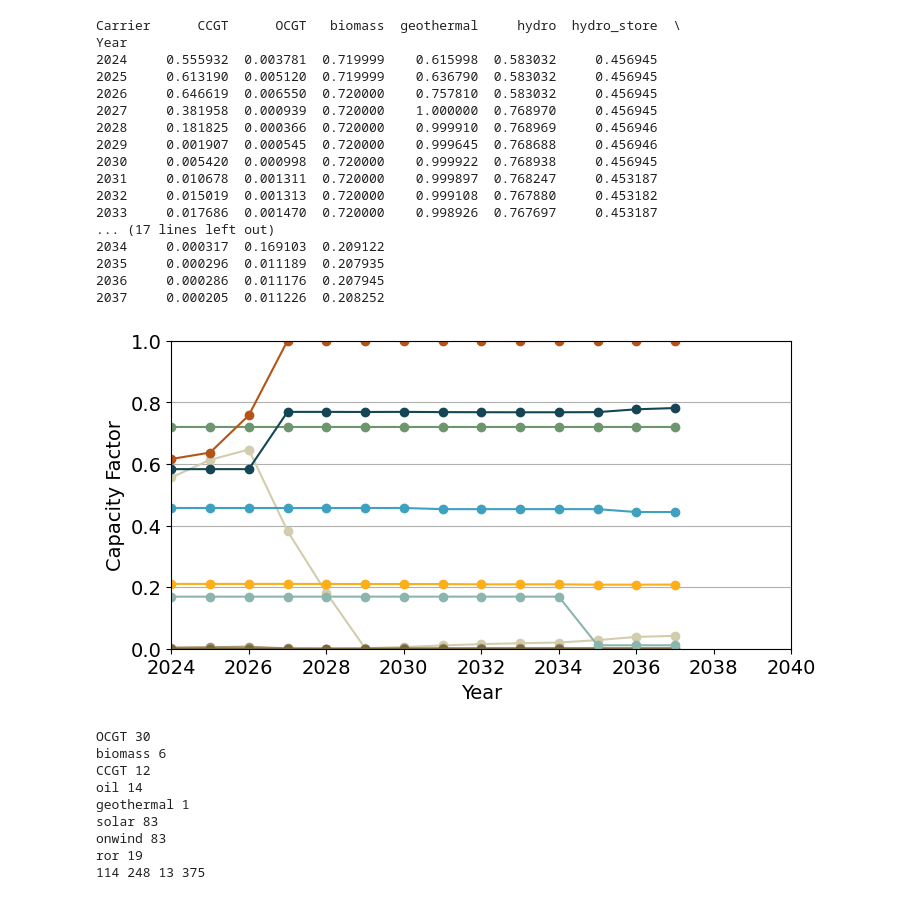
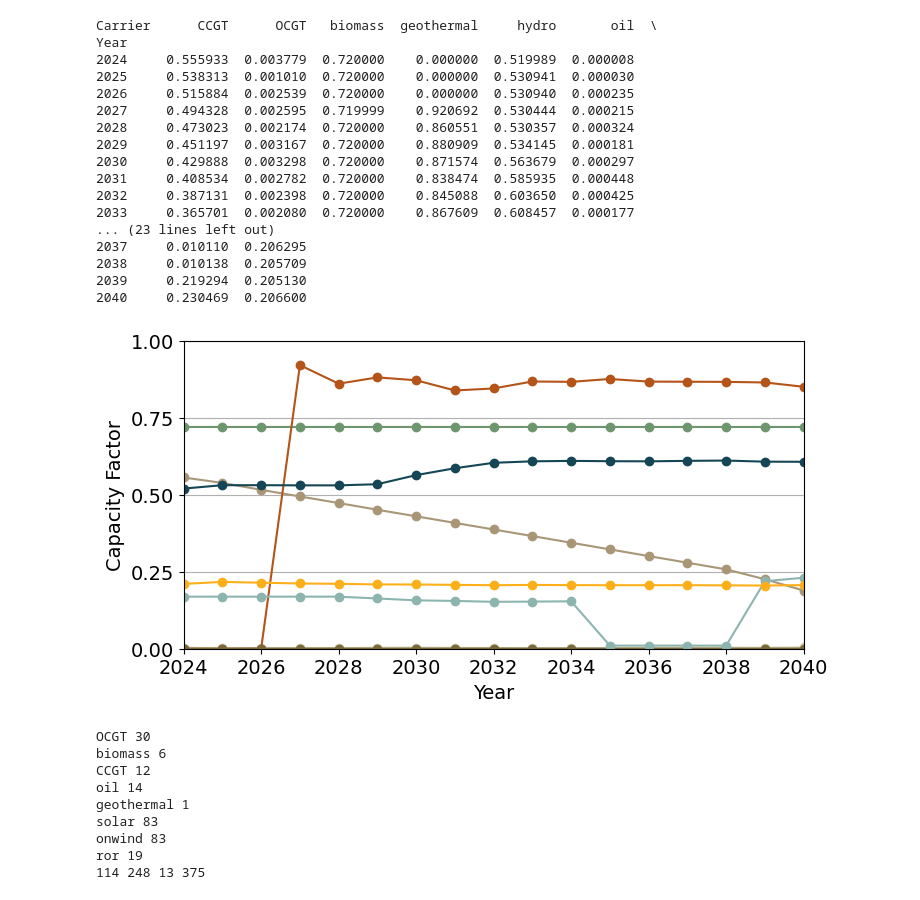
Before and after one commit to norakytt/pypsa-earth-bo, a Jupyter notebook: analysis_scripts/analysis.ipynb, the cells around one changed output. Drawn from its saved outputs; the diff is of its cells as text; code cells hidden in the pictures.

```diff
--- a/analysis_scripts/analysis.ipynb
+++ b/analysis_scripts/analysis.ipynb
@@ -40,9 +40,9 @@ grey3 = '#C6C6C6'
 grey4 = '#939393'
 blue1 = '#3EA1C0'
 # %%
-case = 'Sudden'
-case_path = 'sudden'
-code = 'S_'
+case = 'Base NZE'
+case_path = 'base_nze'
+code = 'BNZE_'
 
 PyPSA_OG = True
 PyPSA_compare = False
@@ -591,63 +591,54 @@ for tech in old_techs:
 # %%
 cp_years = {year: capacity_factors(year) for year in years}
 cp_df = pd.DataFrame.from_dict(cp_years, orient='index').stack().reset_index()
 cp_df.columns = ['Year', 'Carrier', 'CapacityFactor']
 cp_df_pivot = cp_df.pivot(index='Year', columns='Carrier', values='CapacityFactor')
-cp_df_stoch = cp_df[cp_df['Carrier'].isin(['solar', 'onwind', 'hydro', 'hydro_store', 'biomass', 'geothermal', 'CCGT', 'OCGT', 'oil'])]
 
-# Pivot the DataFrame to have 'MappedPeriod' as the index and 'Carrier' as columns
-cp_df_stoch_pivot = cp_df_stoch.pivot(index='Year', columns='Carrier', values='CapacityFactor')
+cp_df_pivot['hydro'] = cp_df_pivot[['hydro', 'hydro_store']].mean(axis=1)
+cp_df_pivot = cp_df_pivot.drop(columns='hydro_store')
 
-# Define colors consistent with Plot 1
-# colors = {
-#     'solar': 'yellow',
-#     'onwind': 'teal4',
-#     'hydro': 'teal2',
-#     'hydro_store': 'blue1',
-#     'biomass': 'green2',
-#     'geothermal' : 'brown2',
-#     'OCGT': beige3,
-#     'CCGT': beige2,
-#     'oil': beige1
-# }
+cp_df_pivot = cp_df_pivot.sort_index()
+first_three_years = cp_df_pivot.index[:3]
+cp_df_pivot.loc[first_three_years, 'geothermal'] = 0
 
 
 fig, ax = plt.subplots(figsize=(8, 4))
-cp_df_stoch_pivot.plot(marker='o', color=[beige3, beige2, green2, brown2, teal2, blue1, beige1, teal4, yellow], ax=ax)
+cp_df_pivot.plot(marker='o', color=[beige2, beige3, green2, brown2, teal2, beige1, teal4, yellow], ax=ax)
 
 ax.set_xlabel('Year')
 ax.set_ylabel('Capacity Factor')
 ax.grid(axis='y')
 #ax.set_xticks([2029, 2034, 2039])
 #ax.set_xticklabels([str(year) for year in years])
 ax.set_ylim(0, 1)
 ax.set_xlim(2024, 2040)
+ax.set_yticks([0.00, 0.25, 0.50, 0.75, 1.00])
 ax.legend().set_visible(False)
 
-print(cp_df_stoch_pivot)
+print(cp_df_pivot)
 
 
 if save_to_csv:
     cp_df_pivot.to_csv(path + 'result_data/' + case_path + '_capacity_factors.csv')
 # %% [output]
-Carrier      CCGT      OCGT   biomass  geothermal     hydro  hydro_store  \
+Carrier      CCGT      OCGT   biomass  geothermal     hydro       oil  \
 Year
-2024     0.555932  0.003781  0.719999    0.615998  0.583032     0.456945
-2025     0.613190  0.005120  0.719999    0.636790  0.583032     0.456945
-2026     0.646619  0.006550  0.720000    0.757810  0.583032     0.456945
-2027     0.381958  0.000939  0.720000    1.000000  0.768970     0.456945
-2028     0.181825  0.000366  0.720000    0.999910  0.768969     0.456946
-2029     0.001907  0.000545  0.720000    0.999645  0.768688     0.456946
-2030     0.005420  0.000998  0.720000    0.999922  0.768938     0.456945
-2031     0.010678  0.001311  0.720000    0.999897  0.768247     0.453187
-2032     0.015019  0.001313  0.720000    0.999108  0.767880     0.453182
-2033     0.017686  0.001470  0.720000    0.998926  0.767697     0.453187
-... (17 lines left out)
-2034     0.000317  0.169103  0.209122
-2035     0.000296  0.011189  0.207935
-2036     0.000286  0.011176  0.207945
-2037     0.000205  0.011226  0.208252
+2024     0.555933  0.003779  0.720000    0.000000  0.519989  0.000008
+2025     0.538313  0.001010  0.720000    0.000000  0.530941  0.000030
+2026     0.515884  0.002539  0.720000    0.000000  0.530940  0.000235
+2027     0.494328  0.002595  0.719999    0.920692  0.530444  0.000215
+2028     0.473023  0.002174  0.720000    0.860551  0.530357  0.000324
+2029     0.451197  0.003167  0.720000    0.880909  0.534145  0.000181
+2030     0.429888  0.003298  0.720000    0.871574  0.563679  0.000297
+2031     0.408534  0.002782  0.720000    0.838474  0.585935  0.000448
+2032     0.387131  0.002398  0.720000    0.845088  0.603650  0.000425
+2033     0.365701  0.002080  0.720000    0.867609  0.608457  0.000177
+... (23 lines left out)
+2037     0.010110  0.206295
+2038     0.010138  0.205709
+2039     0.219294  0.205130
+2040     0.230469  0.206600
-[figure, old version]
+[figure, new version]
 # %%
 n = networks[final_year]
 line_indices = list(n.lines.index)
```
Also changed, not shown: parts of 28 cells of this notebook, 2 other files.
